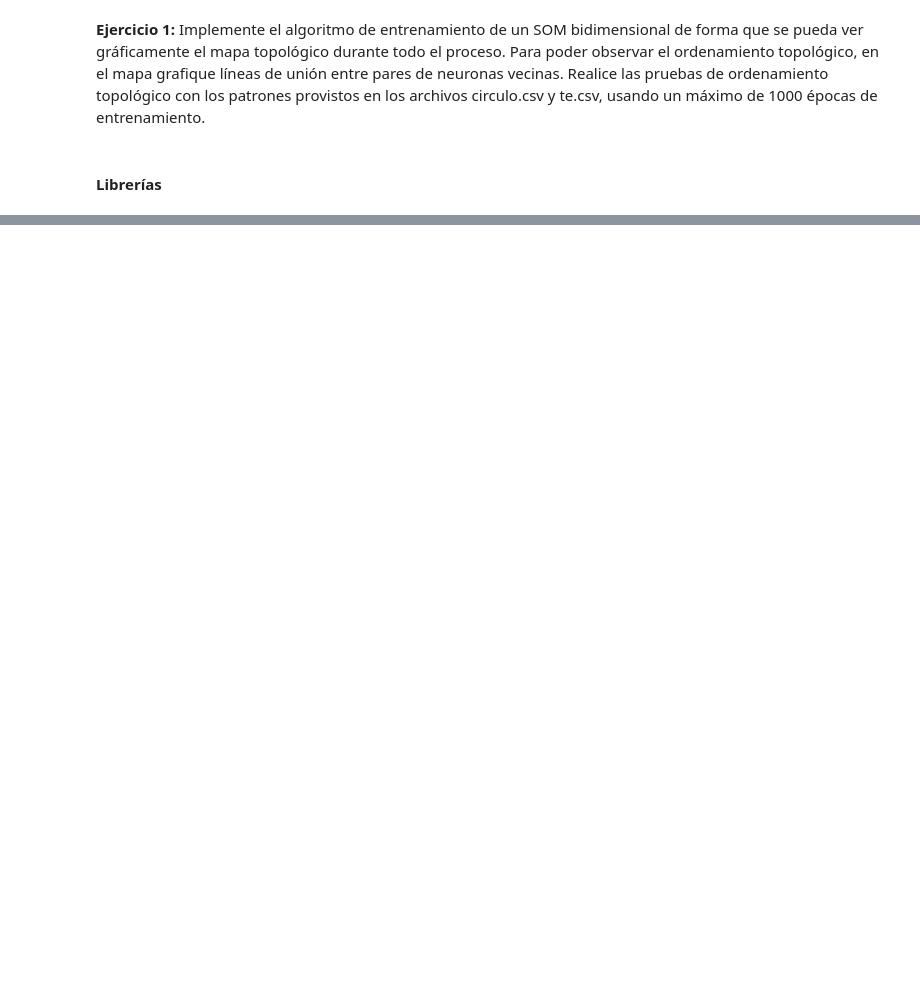
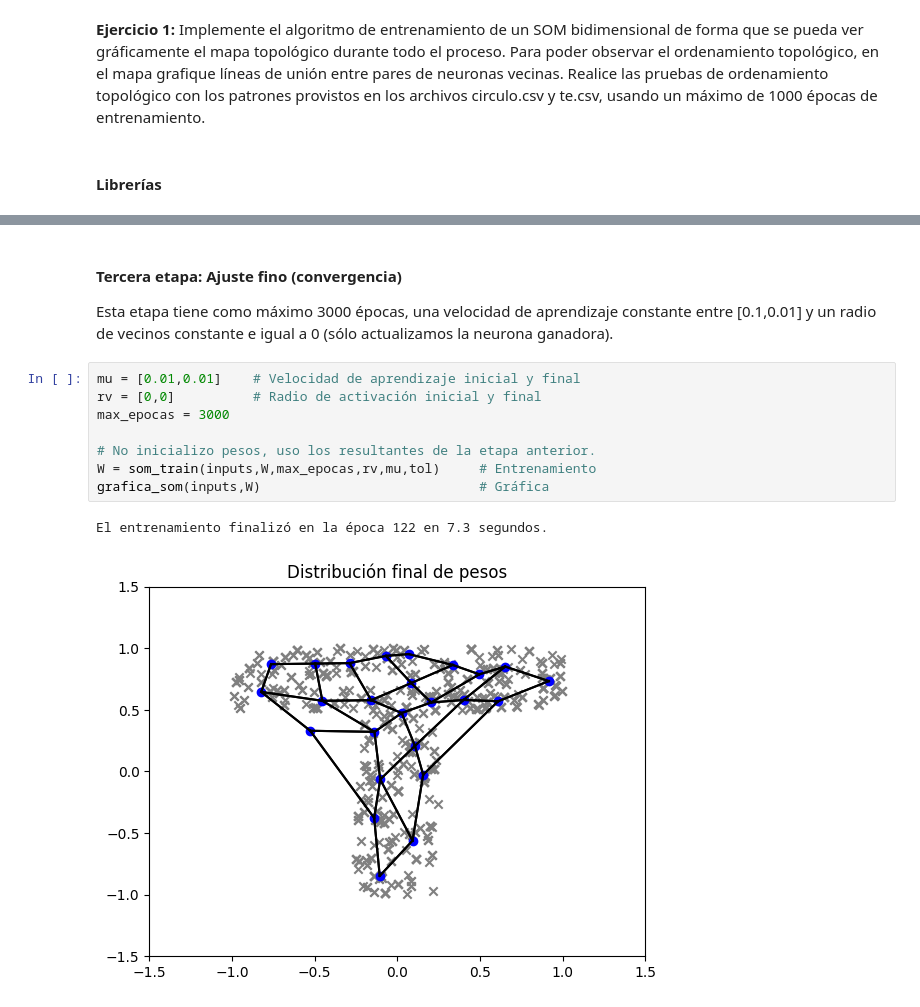
Before and after one commit to sofiaesc/intcomp, a Jupyter notebook: Guia 4/ejercicio1.ipynb, the cells around one changed output, grey strips where cells are left out. Saved outputs shown, nothing was run; the diff lists cells and outputs as text; blank space fills up the shorter version.

```diff
--- a/Guia 4/ejercicio1.ipynb
+++ b/Guia 4/ejercicio1.ipynb
@@ -145,0 +169,15 @@ plt.show()
+# %% [markdown]
+#### **Tercera etapa: Ajuste fino (convergencia)**
+
+Esta etapa tiene como máximo 3000 épocas, una velocidad de aprendizaje constante entre [0.1,0.01] y un radio de vecinos constante e igual a 0 (sólo actualizamos la neurona ganadora).
+# %%
+mu = [0.01,0.01]    # Velocidad de aprendizaje inicial y final
+rv = [0,0]          # Radio de activación inicial y final
+max_epocas = 3000
+
+# No inicializo pesos, uso los resultantes de la etapa anterior.
+W = som_train(inputs,W,max_epocas,rv,mu,tol)     # Entrenamiento
+grafica_som(inputs,W)                            # Gráfica
+# %% [output]
+El entrenamiento finalizó en la época 122 en 7.3 segundos.
+[figure, added]
```
Also changed, not shown: parts of 18 cells of this notebook.
